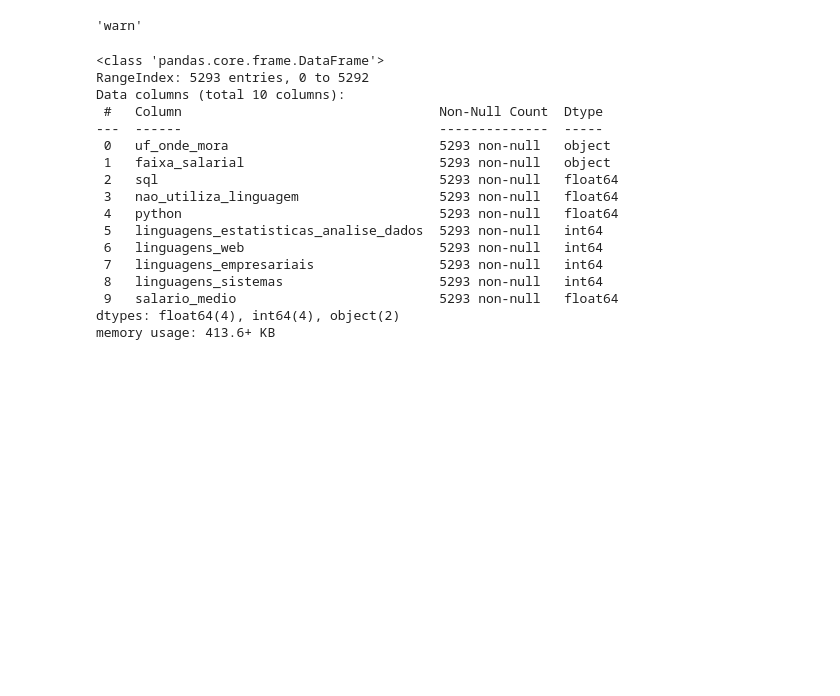
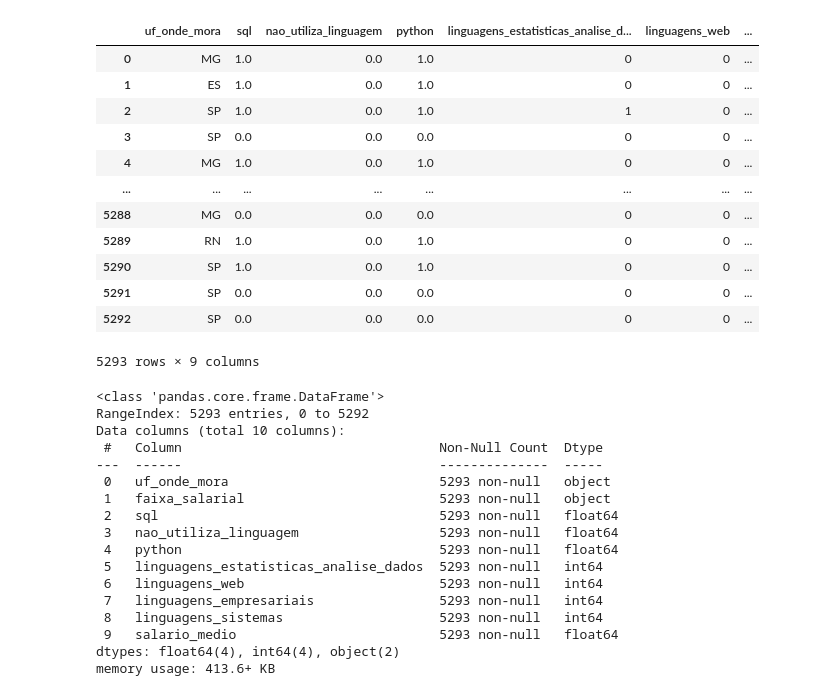
Before and after one commit to ICEI-PUC-Minas-PPL-CDIA/ppl-cd-pcd-sist-int-2025-1-grupo-5-Salarios-de-Profissionais, a Jupyter notebook: src/hip_ferramentas_salario/3_hip_ferramentas_salario.ipynb, the cells around one changed output. Cells and saved outputs as stored; diff of their text form; code cells hidden in the pictures; blank space fills up the shorter version.

```diff
--- a/src/hip_ferramentas_salario/3_hip_ferramentas_salario.ipynb
+++ b/src/hip_ferramentas_salario/3_hip_ferramentas_salario.ipynb
@@ -1,13 +0,0 @@
-# %%
-from sklearn import tree
-from sklearn.model_selection import train_test_split
-from sklearn.ensemble import RandomForestRegressor
-from sklearn.metrics import mean_squared_error, r2_score
-import numpy as np
-import pandas as pd
-import matplotlib.pylab as plt
-import seaborn as sns
-
-pd.options.mode.chained_assignment
-# %% [output]
-'warn'
@@ -14,5 +14,21 @@ pd.options.mode.chained_assignment
 # %%
 df = pd.read_csv('/Users/ryan.oliveira/Desktop/puc/ppl-cd-pcd-sist-int-2025-1-grupo-5-2025-1/assets/data/hip_salario_planilha_tratada.csv')
+# %%
+df.drop(['faixa_salarial'], axis=1)
+# %% [output]
+|  | uf_onde_mora | sql | nao_utiliza_linguagem | python | linguagens_estatisticas_analise_d... | linguagens_web | ... |
+| 0 | MG | 1.0 | 0.0 | 1.0 | 0 | 0 | ... |
+| 1 | ES | 1.0 | 0.0 | 1.0 | 0 | 0 | ... |
+| 2 | SP | 1.0 | 0.0 | 1.0 | 1 | 0 | ... |
+| 3 | SP | 0.0 | 0.0 | 0.0 | 0 | 0 | ... |
+| 4 | MG | 1.0 | 0.0 | 1.0 | 0 | 0 | ... |
+| ... | ... | ... | ... | ... | ... | ... | ... |
+| 5288 | MG | 0.0 | 0.0 | 0.0 | 0 | 0 | ... |
+| 5289 | RN | 1.0 | 0.0 | 1.0 | 0 | 0 | ... |
+| 5290 | SP | 1.0 | 0.0 | 1.0 | 0 | 0 | ... |
+| 5291 | SP | 0.0 | 0.0 | 0.0 | 0 | 0 | ... |
+| 5292 | SP | 0.0 | 0.0 | 0.0 | 0 | 0 | ... |
+5293 rows × 9 columns
 # %%
 df.info()
 # %% [output]
```
Also changed, not shown: parts of 13 cells of this notebook, 1 other file.
